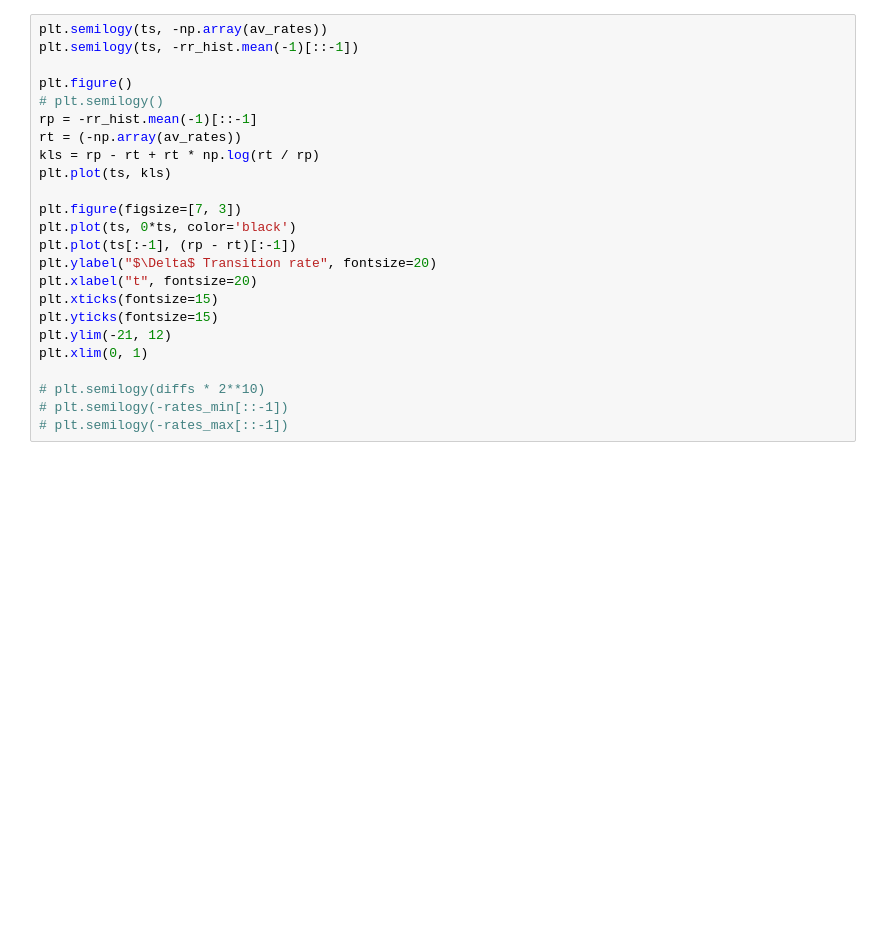
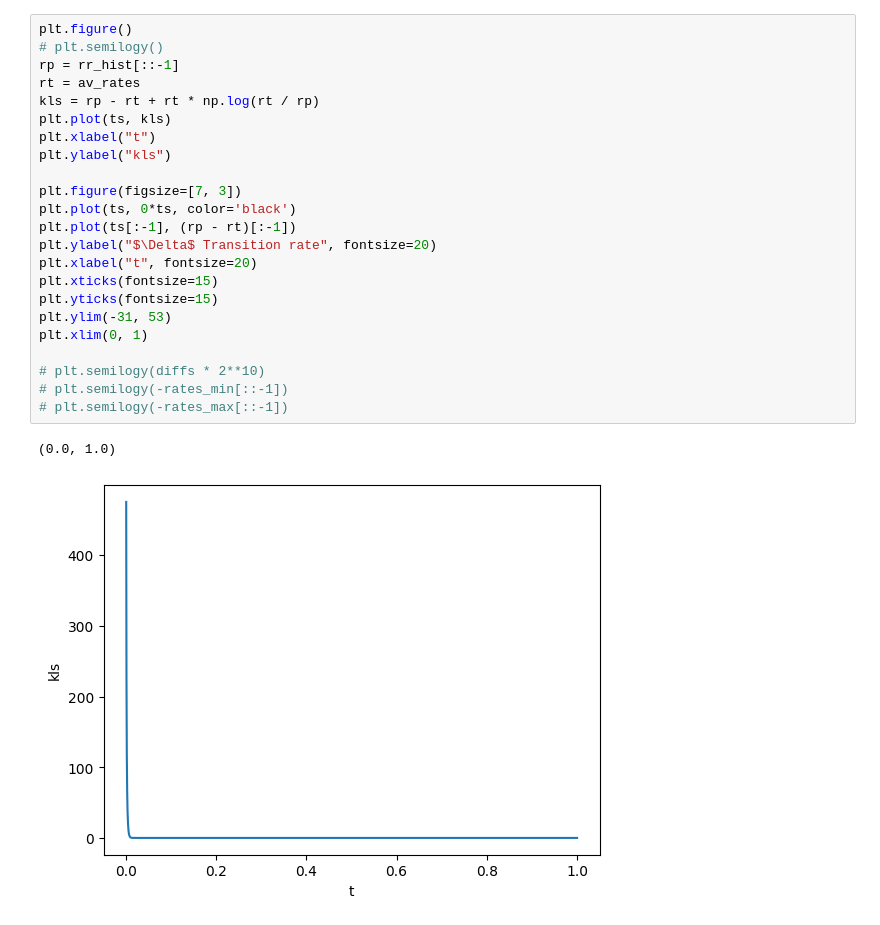
Before and after one commit to AlanNawzadAmin/tauLDR, a Jupyter notebook: image.ipynb, the cells around one changed output. Drawn from its saved outputs; the diff is of its cells as text; blank space fills up the shorter version.

```diff
--- a/image.ipynb
+++ b/image.ipynb
@@ -147,24 +98,26 @@ array([  166.33359,   166.71445,   167.0959 , ..., 15744.837  ,
 # %%
-plt.semilogy(ts, -np.array(av_rates))
-plt.semilogy(ts, -rr_hist.mean(-1)[::-1])
-
 plt.figure()
 # plt.semilogy()
-rp = -rr_hist.mean(-1)[::-1]
-rt = (-np.array(av_rates))
+rp = rr_hist[::-1]
+rt = av_rates
 kls = rp - rt + rt * np.log(rt / rp)
 plt.plot(ts, kls)
+plt.xlabel("t")
+plt.ylabel("kls")
 
 plt.figure(figsize=[7, 3])
 plt.plot(ts, 0*ts, color='black')
 plt.plot(ts[:-1], (rp - rt)[:-1])
 plt.ylabel("$\Delta$ Transition rate", fontsize=20)
 plt.xlabel("t", fontsize=20)
 plt.xticks(fontsize=15)
 plt.yticks(fontsize=15)
-plt.ylim(-21, 12)
+plt.ylim(-31, 53)
 plt.xlim(0, 1)
 
 # plt.semilogy(diffs * 2**10)
 # plt.semilogy(-rates_min[::-1])
 # plt.semilogy(-rates_max[::-1])
+# %% [output]
+(0.0, 1.0)
+[figure, added]
```
Also changed, not shown: parts of 23 cells of this notebook, 3 other files.
